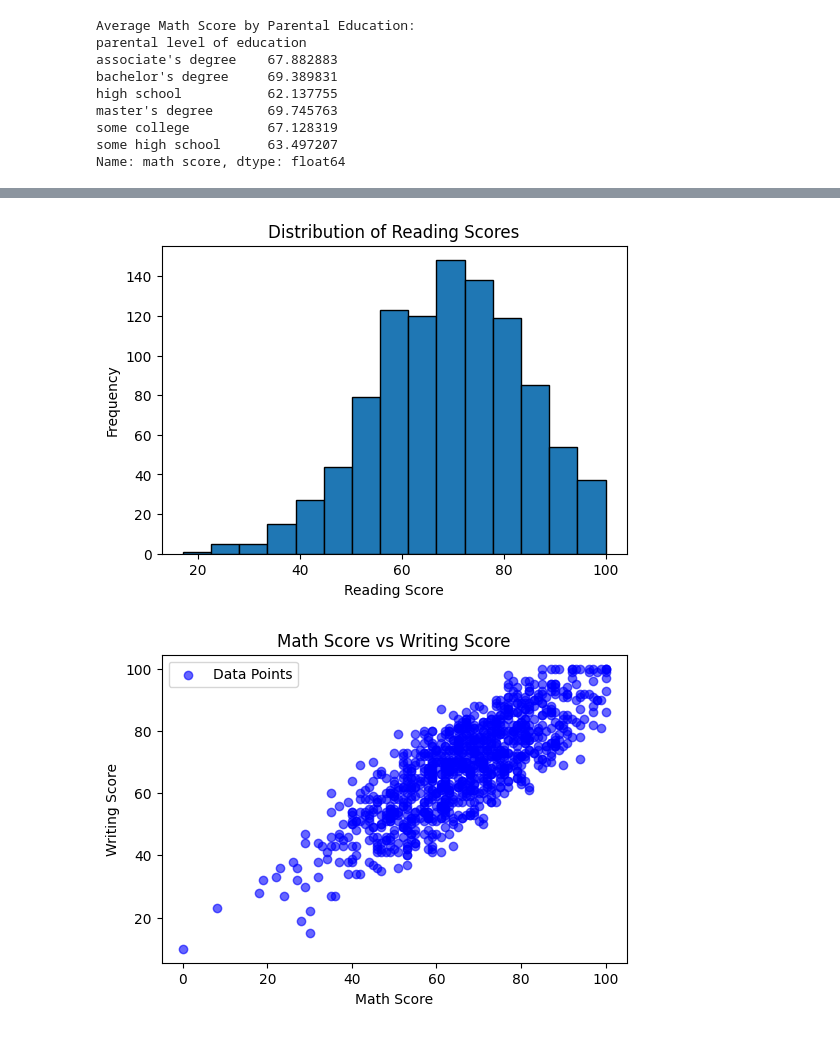
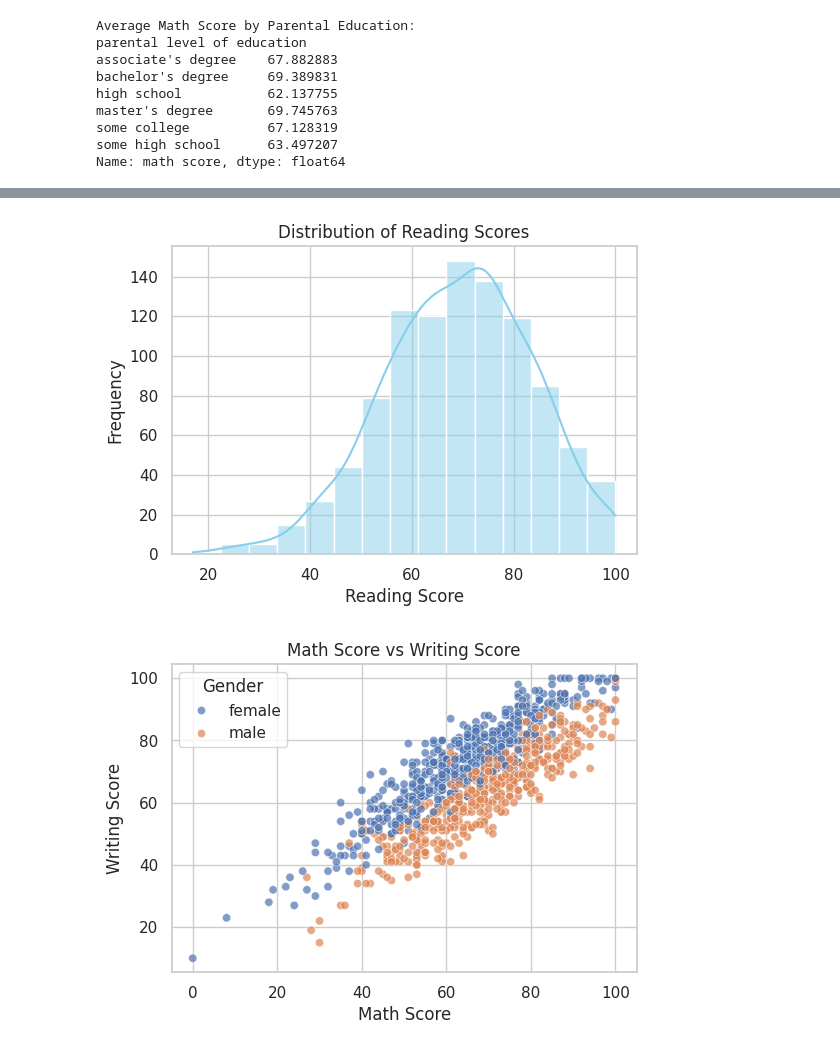
Before and after one commit to Kel-254/analyzing-data, a Jupyter notebook: Week_7_assignment.ipynb, the cells around one changed output, grey strips where cells are left out. Cells and saved outputs as stored; diff of their text form; code cells hidden in the pictures.

```diff
--- a/Week_7_assignment.ipynb
+++ b/Week_7_assignment.ipynb
@@ -88,4 +89,6 @@ master's degree       69.745763
 some college          67.128319
 some high school      63.497207
 Name: math score, dtype: float64
+# %%
+sns.set(style="whitegrid")
 # %%
@@ -111,19 +117,19 @@ plt.show()
 # %%
 plt.figure(figsize=(6,4))
-plt.hist(df["reading score"], bins=15, edgecolor="black")
+sns.histplot(df["reading score"], bins=15, kde=True, color="skyblue")
 plt.title("Distribution of Reading Scores")
 plt.xlabel("Reading Score")
 plt.ylabel("Frequency")
 plt.show()
 # %% [output]
-[figure, old version]
+[figure, new version]
 # %%
 plt.figure(figsize=(6,4))
-plt.scatter(df["math score"], df["writing score"], c="blue", alpha=0.6, label="Data Points")
+sns.scatterplot(x="math score", y="writing score", data=df, hue="gender", alpha=0.7)
 plt.title("Math Score vs Writing Score")
 plt.xlabel("Math Score")
 plt.ylabel("Writing Score")
-plt.legend()
+plt.legend(title="Gender")
 plt.show()
 # %% [output]
-[figure, old version]
+[figure, new version]
```
Also changed, not shown: parts of 3 cells of this notebook.
